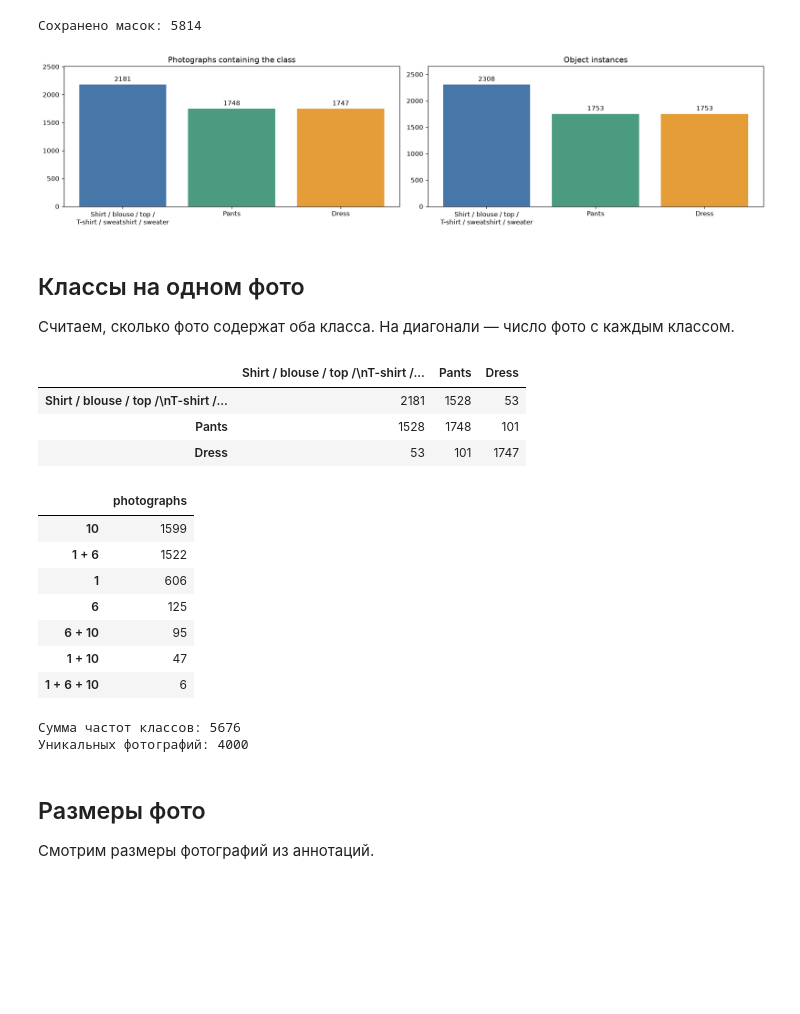
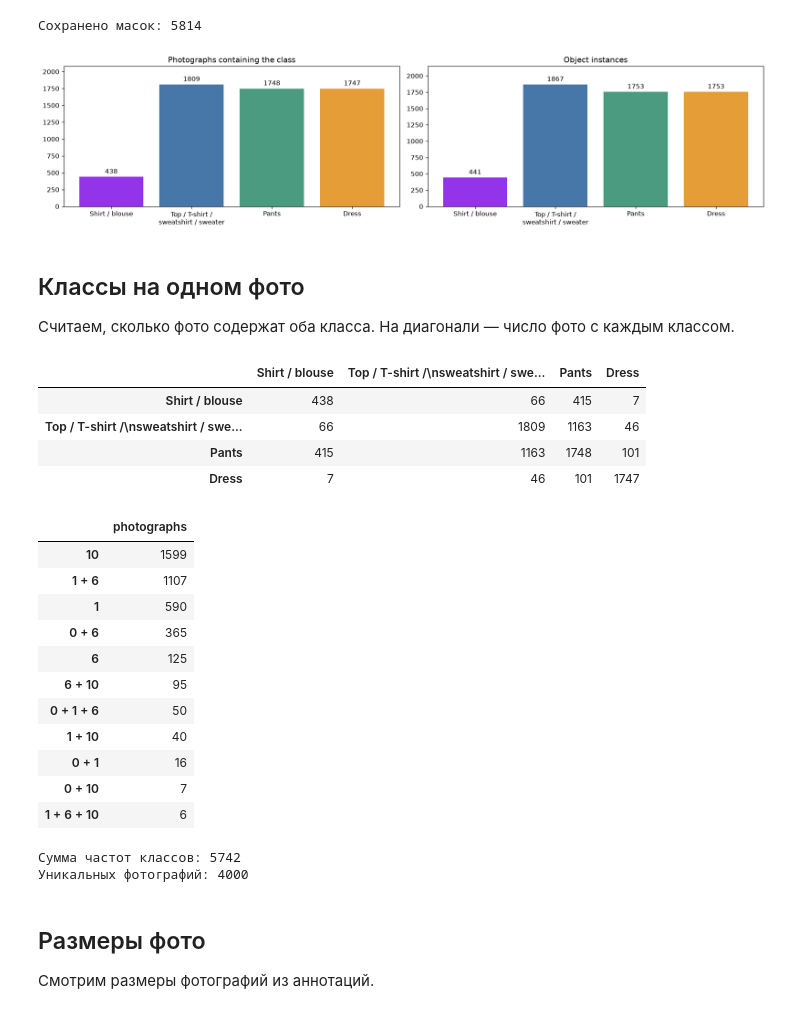
Before and after one commit to Monyzik/framework-coursework, a Jupyter notebook: notebooks/fashion.ipynb, the cells around one changed output. Saved outputs shown, nothing was run; the diff lists cells and outputs as text; code cells hidden in the pictures; blank space fills up the shorter version.

```diff
--- a/notebooks/fashion.ipynb
+++ b/notebooks/fashion.ipynb
@@ -34,7 +34,7 @@ PROCESSED = ROOT / 'data/processed'
 FIGURES = ROOT / 'reports/figures/fashion'
 PROCESSED.mkdir(parents=True, exist_ok=True)
 FIGURES.mkdir(parents=True, exist_ok=True)
-CLASS_IDS = [1, 6, 10]
+CLASS_IDS = [0, 1, 6, 10]
 SAMPLE_SIZE = 4000
 pd.set_option('display.max_rows', 60)
 plt.rcParams.update({'figure.dpi': 120, 'axes.grid': False})
@@ -73,12 +73,12 @@ if (metadata[['Width', 'Height']] <= 0).any().any():
 if (metadata.groupby('ImageId')[['Width', 'Height']].nunique() > 1).any().any():
     raise ValueError('Для одного фото указаны разные размеры.')
 
-metadata['ClassId'] = metadata['ClassId'].replace({0: 1, 2: 1})
-categories = categories.drop(index=[0, 2])
-categories.loc[1, 'name'] = 'shirt, blouse, top, t-shirt, sweatshirt, sweater'
+metadata['ClassId'] = metadata['ClassId'].replace({2: 1})
+categories = categories.drop(index=2)
+categories.loc[1, 'name'] = 'top, t-shirt, sweatshirt, sweater'
 if SOURCE_CSV != RAW / 'train.csv':
     print('Полный train.csv отсутствует. Используются только сохранённые маски. '
-          'Классы 0, 1 и 2 объединены в класс 1 в опубликованной выборке.')
+          'Рубашки и блузки имеют класс 0, категории 1 и 2 объединены в класс 1.')
 
 counts = categories[['name', 'supercategory']].join(
     metadata.groupby('ClassId').agg(images=('ImageId', 'nunique'), objects=('ImageId', 'size'))
@@ -251,20 +252,20 @@ print('Сохранено масок:', saved_objects)
 Сохранено масок: 5814
 # %%
 fig, axes = plt.subplots(1, 2, figsize=(16, 4))
-names = ['Shirt / blouse / top /\nT-shirt / sweatshirt / sweater', 'Pants', 'Dress']
+names = ['Shirt / blouse', 'Top / T-shirt /\nsweatshirt / sweater', 'Pants', 'Dress']
 selected_counts = selected_counts.loc[CLASS_IDS]
 for ax, column, title in zip(axes, ['images', 'objects'],
                             ['Photographs containing the class', 'Object instances']):
     values = selected_counts[column].to_list()
-    bars = ax.bar(names, values, color=['#4776a8', '#4b9b80', '#e59d37'])
+    bars = ax.bar(names, values, color=['#9333ea', '#4776a8', '#4b9b80', '#e59d37'])
     ax.bar_label(bars, padding=3)
     ax.set_ylim(0, max(values) * 1.15)
     ax.set_title(title)
 fig.tight_layout()
 fig.savefig(FIGURES / 'selected_class_balance.png', bbox_inches='tight')
 plt.show()
 # %% [output]
-[figure, old version]
+[figure, new version]
 # %% [markdown]
 ## Классы на одном фото
 
@@ -282,19 +283,24 @@ display(combinations.rename('photographs').to_frame())
 print('Сумма частот классов:', int(presence.to_numpy().sum()))
 print('Уникальных фотографий:', len(presence))
 # %% [output]
-|  | Shirt / blouse / top /\nT-shirt /... | Pants | Dress |
-| Shirt / blouse / top /\nT-shirt /... | 2181 | 1528 | 53 |
-| Pants | 1528 | 1748 | 101 |
-| Dress | 53 | 101 | 1747 |
+|  | Shirt / blouse | Top / T-shirt /\nsweatshirt / swe... | Pants | Dress |
+| Shirt / blouse | 438 | 66 | 415 | 7 |
+| Top / T-shirt /\nsweatshirt / swe... | 66 | 1809 | 1163 | 46 |
+| Pants | 415 | 1163 | 1748 | 101 |
+| Dress | 7 | 46 | 101 | 1747 |
 |  | photographs |
 | 10 | 1599 |
-| 1 + 6 | 1522 |
-| 1 | 606 |
+| 1 + 6 | 1107 |
+| 1 | 590 |
+| 0 + 6 | 365 |
 | 6 | 125 |
 | 6 + 10 | 95 |
-| 1 + 10 | 47 |
+| 0 + 1 + 6 | 50 |
+| 1 + 10 | 40 |
+| 0 + 1 | 16 |
+| 0 + 10 | 7 |
 | 1 + 6 + 10 | 6 |
-Сумма частот классов: 5676
+Сумма частот классов: 5742
 Уникальных фотографий: 4000
 # %% [markdown]
 ## Размеры фото
```
Also changed, not shown: parts of 8 cells of this notebook, 2 other files.
